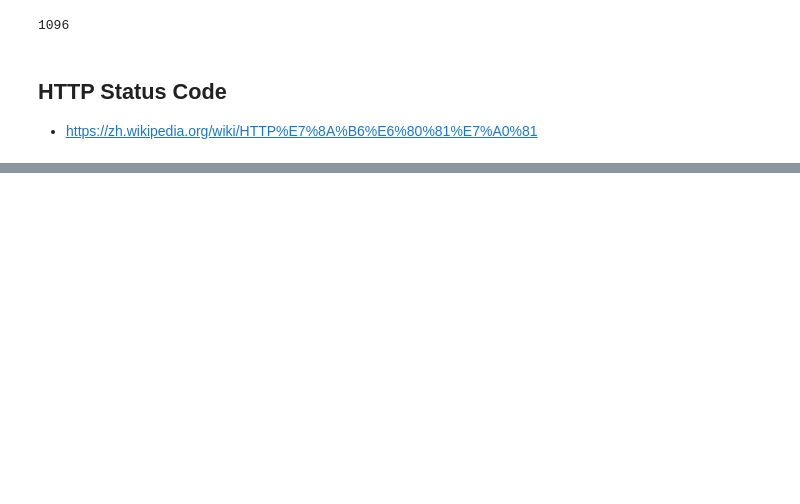
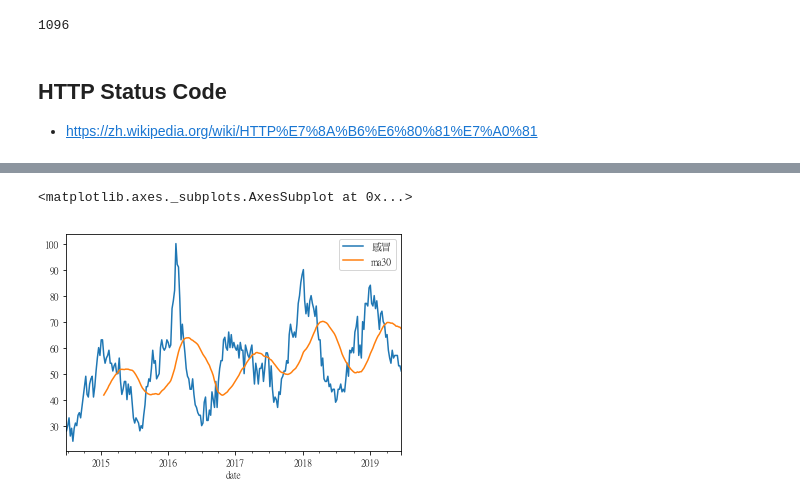
Before and after one commit to ywchiu/financepy, a Jupyter notebook: Demo20190629.ipynb, the cells around one changed output, grey strips where cells are left out. Drawn from its saved outputs; the diff is of its cells as text; code cells hidden in the pictures; blank space fills up the shorter version.

```diff
--- a/Demo20190629.ipynb
+++ b/Demo20190629.ipynb
@@ -64,0 +403,2 @@ len(df)
+# %%
+data['ma30'] = data[keyword].rolling(window = 30).mean()
@@ -64,0 +432,14 @@ len(df)
+# %%
+
+from pylab import *
+import matplotlib
+matplotlib.rcParams['font.family'] = 'PMingLiU'
+mpl.rcParams['font.sans-serif'] = ['PMingLiU']
+
+import matplotlib.pyplot as plt
+plt.rcParams['font.sans-serif']=['PMingLiU']
+
+data.plot(kind = 'line')
+# %% [output]
+<matplotlib.axes._subplots.AxesSubplot at 0x...>
+[figure, added]
```
Also changed, not shown: parts of 46 cells of this notebook.
